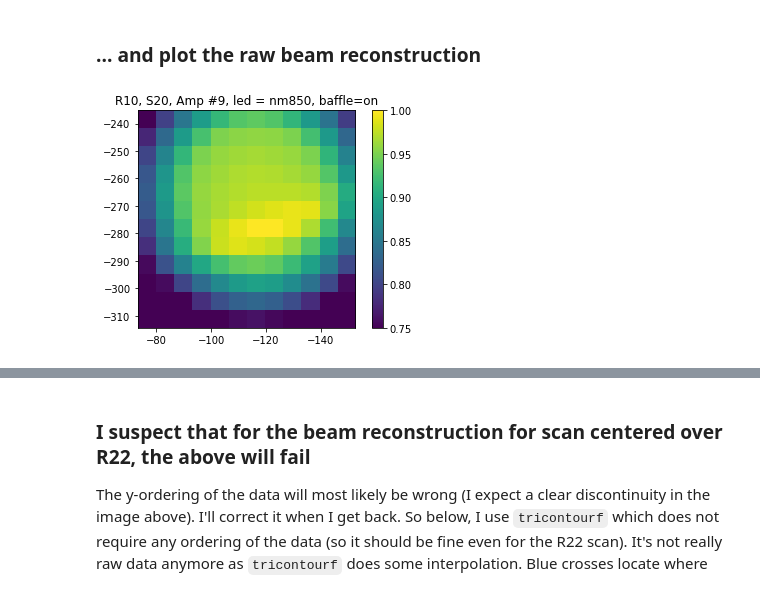
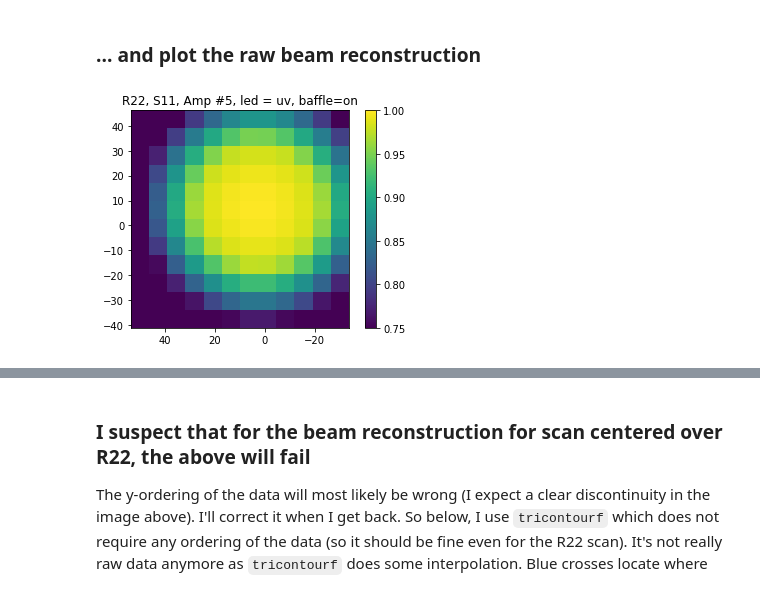
Before and after one commit to lsst-camera-dh/ccob-wb, a Jupyter notebook: notebooks/make_raw_beam.ipynb, the cells around one changed output, grey strips where cells are left out. Drawn from its saved outputs; the diff is of its cells as text; code cells hidden in the pictures.

```diff
--- a/notebooks/make_raw_beam.ipynb
+++ b/notebooks/make_raw_beam.ipynb
@@ -59,0 +78,2 @@ b = beam.CcobBeam(config)
+# %%
+config = {}
@@ -60,4 +82,7 @@ b = beam.CcobBeam(config)
 # %%
+config['tmp_dir']='/home/combet/tmp_9rafts/12x12/'
+b = beam.CcobBeam(config)
+
 for i in np.arange(12): # that's just to allow saving the data at intermediate steps for the 12x12 scan
     start = i*12
     end = (i+1)*12
@@ -70,0 +115,12 @@ AttributeError: module 'lsst.pex.exceptions' has no attribute 'LSST_RUNTIME_EXCE
+# %%
+config['tmp_dir']='/home/combet/tmp_9rafts/60x60/'
+#config['led_name']='red'
+b = beam.CcobBeam(config)
+#b = pkl.load(open(os.path.join(config['tmp_dir'],
+#                               'beam_object_'+ref_raft+'_'+ref_slot+'_'+config['led_name']+'_'+baffle+'.pkl'),'rb'))
+for i in np.arange(60): # that's just to allow saving the data at intermediate steps for the 60x60 scan
+    print(i)
+    start = i*60
+    end = (i+1)*60
+    b.read_multibunch(dirlist=dirlist[start:end], outdir = config['tmp_dir'], ref_raft=ref_raft, ref_slot=ref_slot)
+    b.save(os.path.join(config['tmp_dir'],'beam_object_'+ref_raft+'_'+ref_slot+'_'+b.config['led_name']+'_'+baffle+'.pkl'))
@@ -76,31 +148,38 @@ print(b.raw_data['xarr'][135],b.raw_data['yarr'][135],b.raw_data['val'][12][135]
 ### Load the beam object created above...
 # %%
 import pickle as pkl
-config['tmp_dir']='/home/combet/tmp_MR/12x12/'
-ref_raft='R10'
-ref_slot='S20'
+#ref_raft='R10'
+#ref_slot='S10'
+ref_raft='R22'
+ref_slot='S11'
 baffle='on'
 #led = b.config['led_name']
-led = 'nm850'
-bb = pkl.load(open(config['tmp_dir']+'beam_object_'+ref_raft+'_'+ref_slot+'_'+led+'_'+baffle+'.pkl','rb'))
+led = 'uv'
+bb = pkl.load(open(config['tmp_dir']+'/beam_object_'+ref_raft+'_'+ref_slot+'_'+led+'_'+baffle+'.pkl','rb'))
 # %% [markdown]
 ### ... and plot the raw beam reconstruction
 # %%
-amp=9 # 1-16, select the channel used for the reconstruction
+amp=5 # 1-16, select the channel used for the reconstruction. 5 = Segment14
 
 binsize = (max(bb.raw_data['yarr'])-min(bb.raw_data['yarr']))/11
 extent = [max(bb.raw_data['xarr'])+binsize/2,
           min(bb.raw_data['xarr'])-binsize/2,
           min(bb.raw_data['yarr'])-binsize/2,
           max(bb.raw_data['yarr'])+binsize/2]
 
-tmp = np.asarray(bb.raw_data['val'][amp])/np.asarray(bb.raw_data['pd_value']) # correct for the control photodiode value
-tmp = tmp / max(tmp) # normalise to the max
+tmp1 = np.asarray(bb.raw_data['val'][amp])/np.asarray(bb.raw_data['pd_value']) # correct for the control photodiode value
+tmp2 = tmp1 / max(tmp1) # normalise to the max
 
-plt.imshow(np.flip(np.reshape(tmp,(12,12), order='F'),axis=1), extent=extent, origin='lower', vmin=0.75)
+plt.imshow(np.flip(np.reshape(tmp1,(12,12)),axis=1), extent=extent, origin='lower', vmin=0.75)
+plt.title(ref_raft+', '+ref_slot+', Amp #'+str(amp)+', led = '+led+', baffle='+baffle)
+#plt.colorbar()
+basename = ref_raft+'_'+ref_slot+'_'+str(amp)+'_'+baffle
+plt.savefig(config['tmp_dir']+'/beam_'+basename+'_'+led+'.png')
+
+plt.imshow(np.flip(np.reshape(tmp2,(12,12)),axis=1), extent=extent, origin='lower', vmin=0.75)
 plt.title(ref_raft+', '+ref_slot+', Amp #'+str(amp)+', led = '+led+', baffle='+baffle)
 plt.colorbar()
 basename = ref_raft+'_'+ref_slot+'_'+str(amp)+'_'+baffle
-plt.savefig(config['tmp_dir']+'/beam_'+basename+'_'+led+'.png')
+plt.savefig(config['tmp_dir']+'/beam_'+basename+'_'+led+'_norm.png')
 # %% [output]
-[figure, old version]
+[figure, new version]
```
Also changed, not shown: parts of 28 cells of this notebook, 2 other files.
